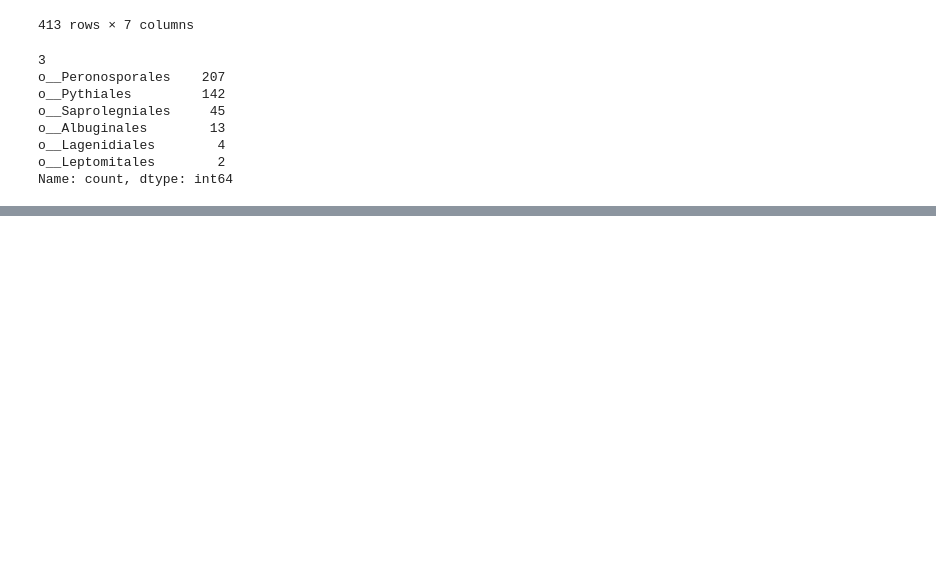
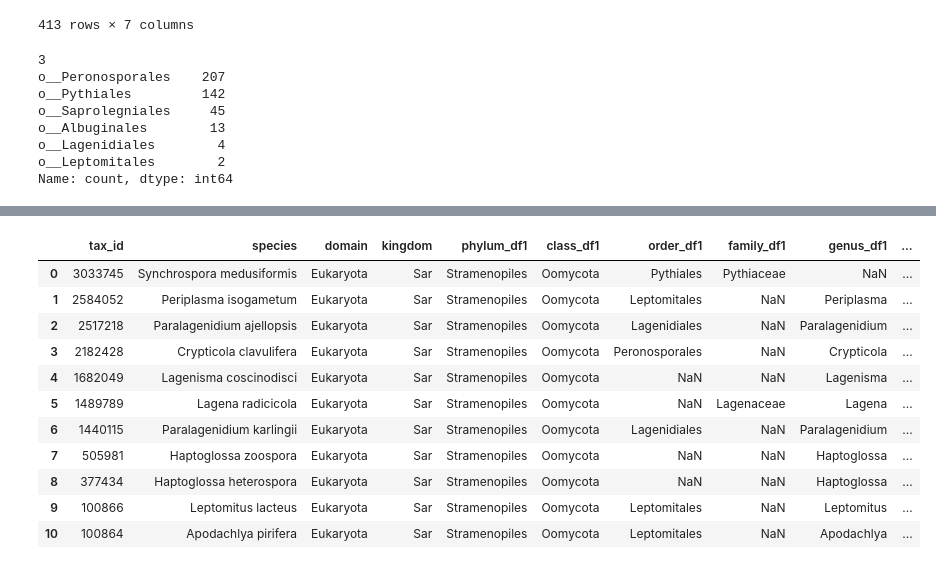
Before and after one commit to Thomas1664/metadbgen, a Jupyter notebook: taxonomy.ipynb, the cells around one changed output, grey strips where cells are left out. Saved outputs shown, nothing was run; the diff lists cells and outputs as text; code cells hidden in the pictures; blank space fills up the shorter version.

```diff
--- a/taxonomy.ipynb
+++ b/taxonomy.ipynb
@@ -83,0 +102,3 @@ tax
+# %%
+tax_in_db = tax[tax['tax_id'].isin(meta['tax_id_sanitized'])]
+tax_in_db
@@ -83,0 +125,3 @@ tax
+# %%
+rows_with_nan = tax_in_db[tax_in_db.isna().any(axis=1)]
+rows_with_nan
@@ -181,3 +238,38 @@ o__Albuginales        13
 o__Lagenidiales        4
 o__Leptomitales        2
 Name: count, dtype: int64
+# %%
+import pandas as pd
+
+df = pd.read_csv('data/taxonomy/NameUsage.tsv', sep='\t', header=0, names=[
+    "id", "parent", "status", "rank", "scientificName", "authorship"
+])
+
+# Lookup dicts
+id_to_name = dict(zip(df["id"], df["scientificName"]))
+id_to_parent = dict(zip(df["id"], df["parent"]))
+id_to_rank = dict(zip(df["id"], df["rank"]))
+
+# Function to climb lineage
+def build_lineage_dict(taxon_id):
+    lineage = {}
+    while taxon_id in id_to_parent and taxon_id in id_to_name:
+        rank = id_to_rank[taxon_id].lower()
+        lineage[rank] = id_to_name[taxon_id]
+        taxon_id = id_to_parent[taxon_id]
+        if taxon_id not in id_to_name and taxon_id not in id_to_parent:
+            break
+    return lineage
+
+# Build only for species
+lineages = []
+for _, row in df[df["rank"] == "species"].iterrows():
+    lineage_dict = build_lineage_dict(row["id"])
+    lineages.append(lineage_dict)
+
+result = pd.DataFrame(lineages)
+
+# Force consistent rank order
+rank_order = ["phylum", "class", "order", "family", "genus", "species"]
+result = result.reindex(columns=rank_order)
+result
@@ -183,0 +303,16 @@ Name: count, dtype: int64
+# %%
+merged = rows_with_nan.merge(result, on='species', suffixes=('_df1', '_backup'), how='left')
+merged
+# %% [output]
+|  | tax_id | species | domain | kingdom | phylum_df1 | class_df1 | order_df1 | family_df1 | genus_df1 | ... |
+| 0 | 3033745 | Synchrospora medusiformis | Eukaryota | Sar | Stramenopiles | Oomycota | Pythiales | Pythiaceae | NaN | ... |
+| 1 | 2584052 | Periplasma isogametum | Eukaryota | Sar | Stramenopiles | Oomycota | Leptomitales | NaN | Periplasma | ... |
+| 2 | 2517218 | Paralagenidium ajellopsis | Eukaryota | Sar | Stramenopiles | Oomycota | Lagenidiales | NaN | Paralagenidium | ... |
+| 3 | 2182428 | Crypticola clavulifera | Eukaryota | Sar | Stramenopiles | Oomycota | Peronosporales | NaN | Crypticola | ... |
+| 4 | 1682049 | Lagenisma coscinodisci | Eukaryota | Sar | Stramenopiles | Oomycota | NaN | NaN | Lagenisma | ... |
+| 5 | 1489789 | Lagena radicicola | Eukaryota | Sar | Stramenopiles | Oomycota | NaN | Lagenaceae | Lagena | ... |
+| 6 | 1440115 | Paralagenidium karlingii | Eukaryota | Sar | Stramenopiles | Oomycota | Lagenidiales | NaN | Paralagenidium | ... |
+| 7 | 505981 | Haptoglossa zoospora | Eukaryota | Sar | Stramenopiles | Oomycota | NaN | NaN | Haptoglossa | ... |
+| 8 | 377434 | Haptoglossa heterospora | Eukaryota | Sar | Stramenopiles | Oomycota | NaN | NaN | Haptoglossa | ... |
+| 9 | 100866 | Leptomitus lacteus | Eukaryota | Sar | Stramenopiles | Oomycota | Leptomitales | NaN | Leptomitus | ... |
+| 10 | 100864 | Apodachlya pirifera | Eukaryota | Sar | Stramenopiles | Oomycota | Leptomitales | NaN | Apodachlya | ... |
```
Also changed, not shown: parts of 11 cells of this notebook, 16 other files.
